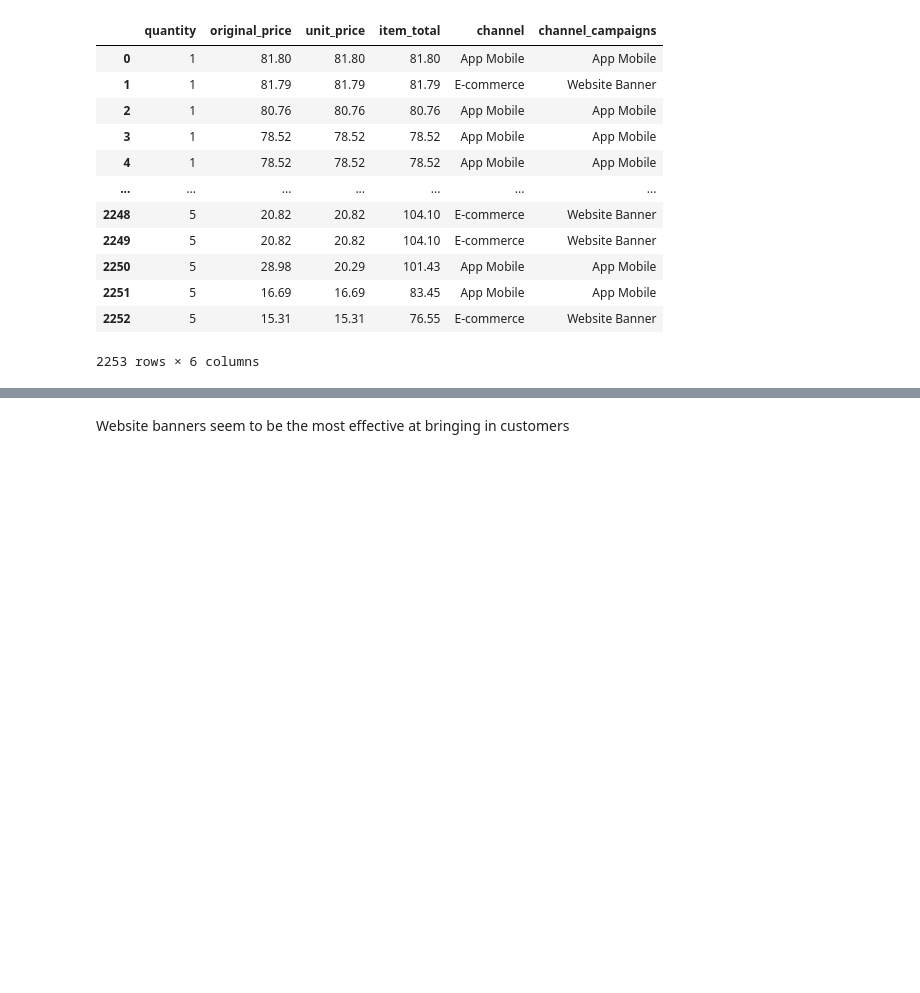
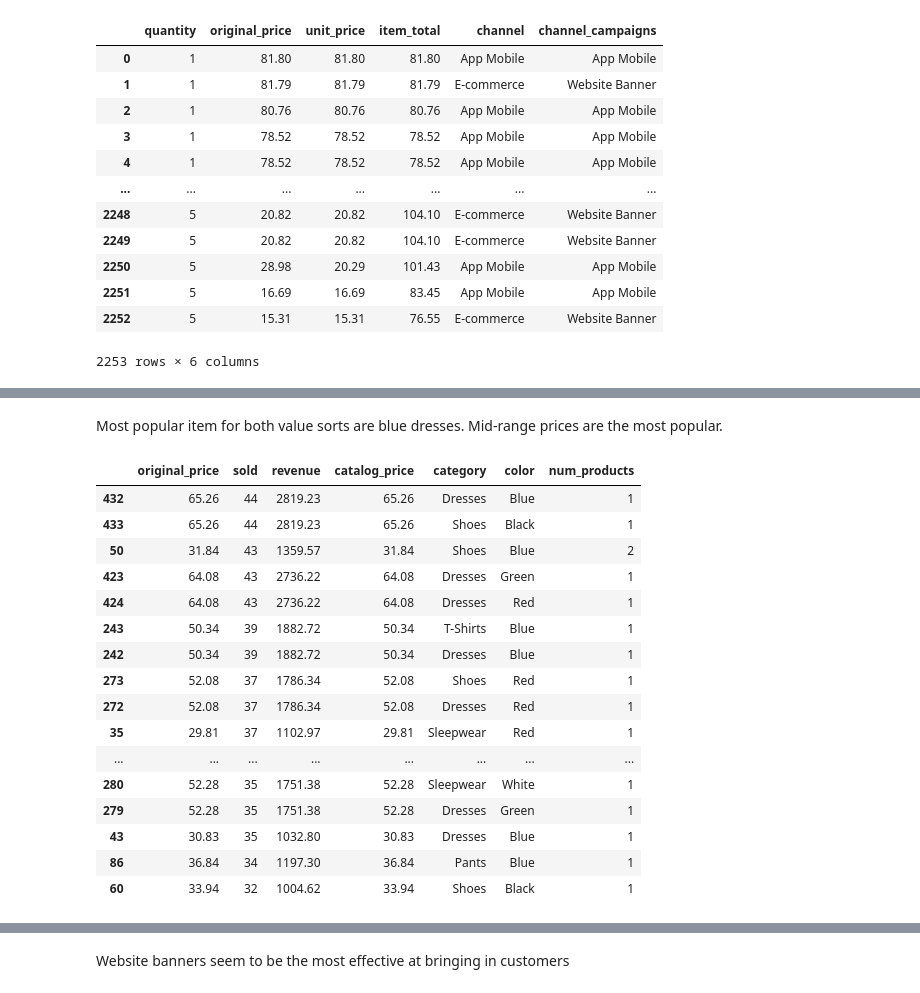
Before and after one commit to tanishasikder/Europe-Fashion, a Jupyter notebook: description.ipynb, the cells around one changed output, grey strips where cells are left out. Drawn from its saved outputs; the diff is of its cells as text; code cells hidden in the pictures; blank space fills up the shorter version.

```diff
--- a/description.ipynb
+++ b/description.ipynb
@@ -202,0 +208,19 @@ filtered_products
+# %%
+sales_sum = sales_items.groupby('original_price').agg(
+    sold = ('quantity', 'sum'),
+    money_spent =('item_total', 'sum')
+).reset_index()
+
+product_sum = products.groupby(['catalog_price', 'category', 'color']).agg(
+    num_products = ('product_id', 'count')
+).reset_index()
+
+product_compare = pd.merge(
+    sales_sum,
+    product_sum,
+    left_on='original_price',
+    right_on='catalog_price',
+    how='left'
+)
+
+product_compare
@@ -202,0 +241,22 @@ filtered_products
+# %% [markdown]
+Most popular item for both value sorts are blue dresses. Mid-range prices are the most popular.
+# %%
+product_compare.sort_values(by='sold', ascending=False).head(20)
+# %% [output]
+|  | original_price | sold | revenue | catalog_price | category | color | num_products |
+| 432 | 65.26 | 44 | 2819.23 | 65.26 | Dresses | Blue | 1 |
+| 433 | 65.26 | 44 | 2819.23 | 65.26 | Shoes | Black | 1 |
+| 50 | 31.84 | 43 | 1359.57 | 31.84 | Shoes | Blue | 2 |
+| 423 | 64.08 | 43 | 2736.22 | 64.08 | Dresses | Green | 1 |
+| 424 | 64.08 | 43 | 2736.22 | 64.08 | Dresses | Red | 1 |
+| 243 | 50.34 | 39 | 1882.72 | 50.34 | T-Shirts | Blue | 1 |
+| 242 | 50.34 | 39 | 1882.72 | 50.34 | Dresses | Blue | 1 |
+| 273 | 52.08 | 37 | 1786.34 | 52.08 | Shoes | Red | 1 |
+| 272 | 52.08 | 37 | 1786.34 | 52.08 | Dresses | Red | 1 |
+| 35 | 29.81 | 37 | 1102.97 | 29.81 | Sleepwear | Red | 1 |
+| ... | ... | ... | ... | ... | ... | ... | ... |
+| 280 | 52.28 | 35 | 1751.38 | 52.28 | Sleepwear | White | 1 |
+| 279 | 52.28 | 35 | 1751.38 | 52.28 | Dresses | Green | 1 |
+| 43 | 30.83 | 35 | 1032.80 | 30.83 | Dresses | Blue | 1 |
+| 86 | 36.84 | 34 | 1197.30 | 36.84 | Pants | Blue | 1 |
+| 60 | 33.94 | 32 | 1004.62 | 33.94 | Shoes | Black | 1 |
```
Also changed, not shown: parts of 13 cells of this notebook.
